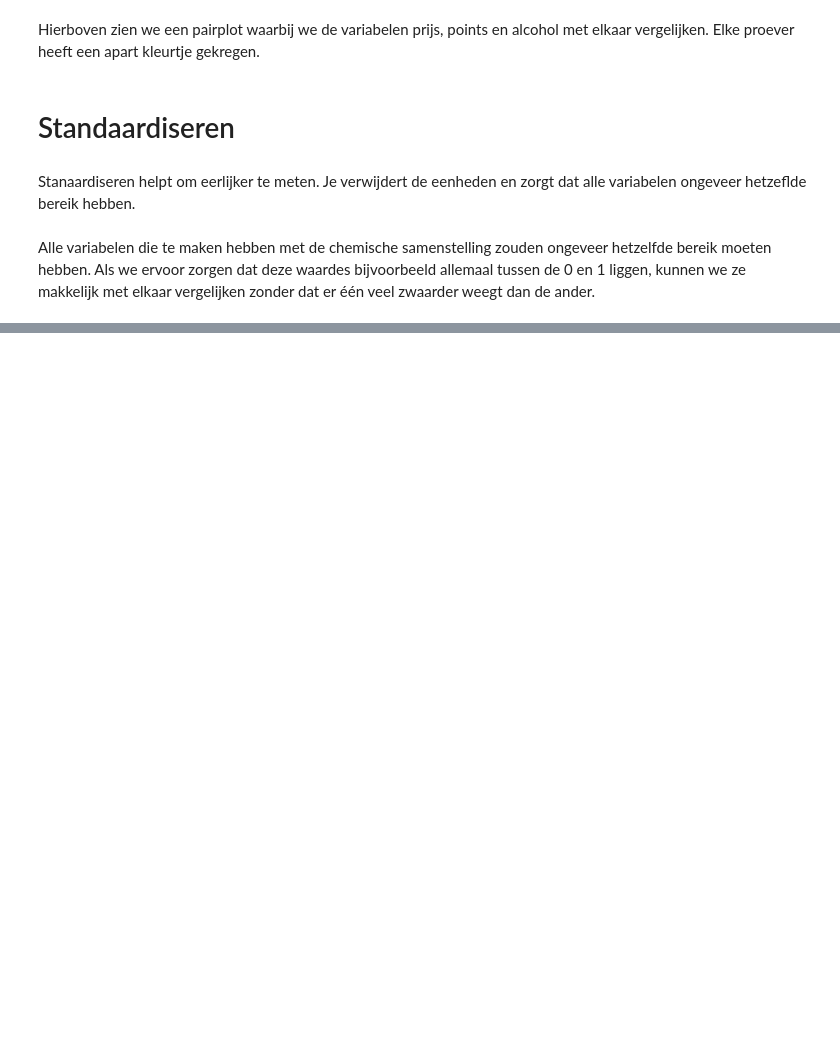
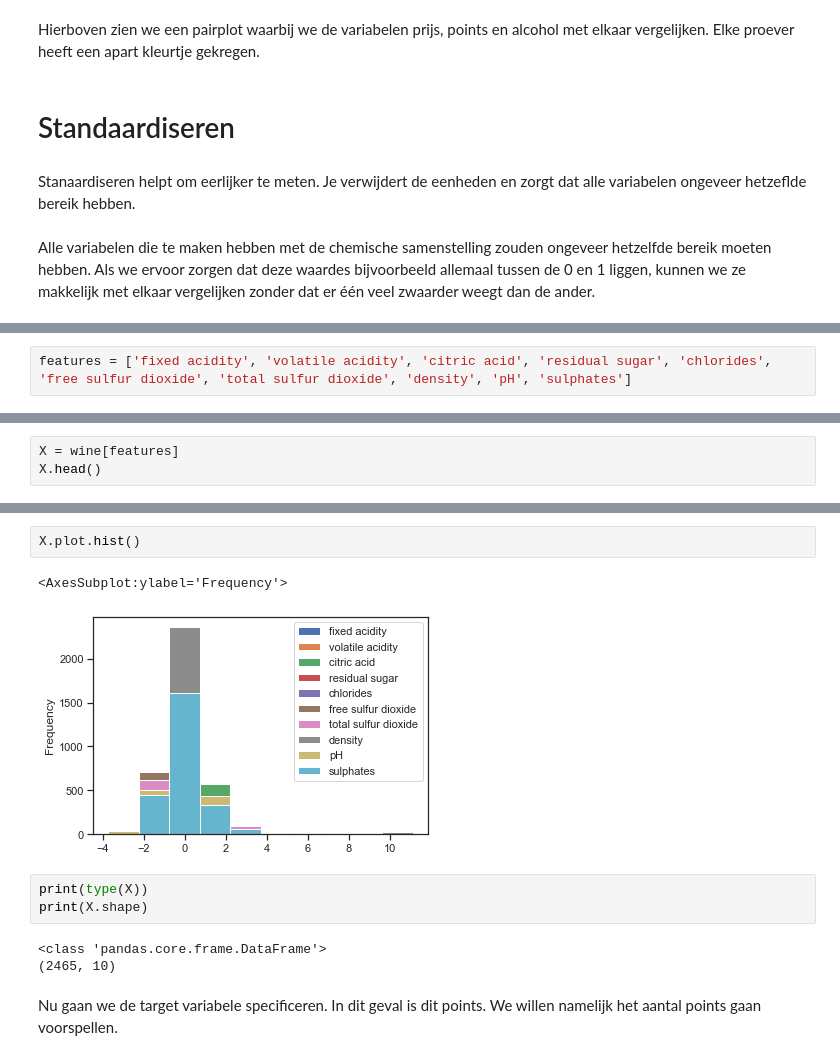
Before and after one commit to darkraisisi/cm_wine, a Jupyter notebook: Computional Modelling Wine Casus.ipynb, the cells around one changed output, grey strips where cells are left out. Cells and saved outputs as stored; diff of their text form; blank space fills up the shorter version.

```diff
--- a/Computional Modelling Wine Casus.ipynb
+++ b/Computional Modelling Wine Casus.ipynb
@@ -238,0 +249,2 @@ wineZscore.head()
+# %%
+features = ['fixed acidity', 'volatile acidity', 'citric acid', 'residual sugar', 'chlorides', 'free sulfur dioxide', 'total sulfur dioxide', 'density', 'pH', 'sulphates']
@@ -238,0 +253,3 @@ wineZscore.head()
+# %%
+X = wine[features]
+X.head()
@@ -238,0 +263,13 @@ wineZscore.head()
+# %%
+X.plot.hist()
+# %% [output]
+<AxesSubplot:ylabel='Frequency'>
+[figure, added]
+# %%
+print(type(X))
+print(X.shape)
+# %% [output]
+<class 'pandas.core.frame.DataFrame'>
+(2465, 10)
+# %% [markdown]
+Nu gaan we de target variabele specificeren. In dit geval is dit points. We willen namelijk het aantal points gaan voorspellen.
```
Also changed, not shown: parts of 25 cells of this notebook.
